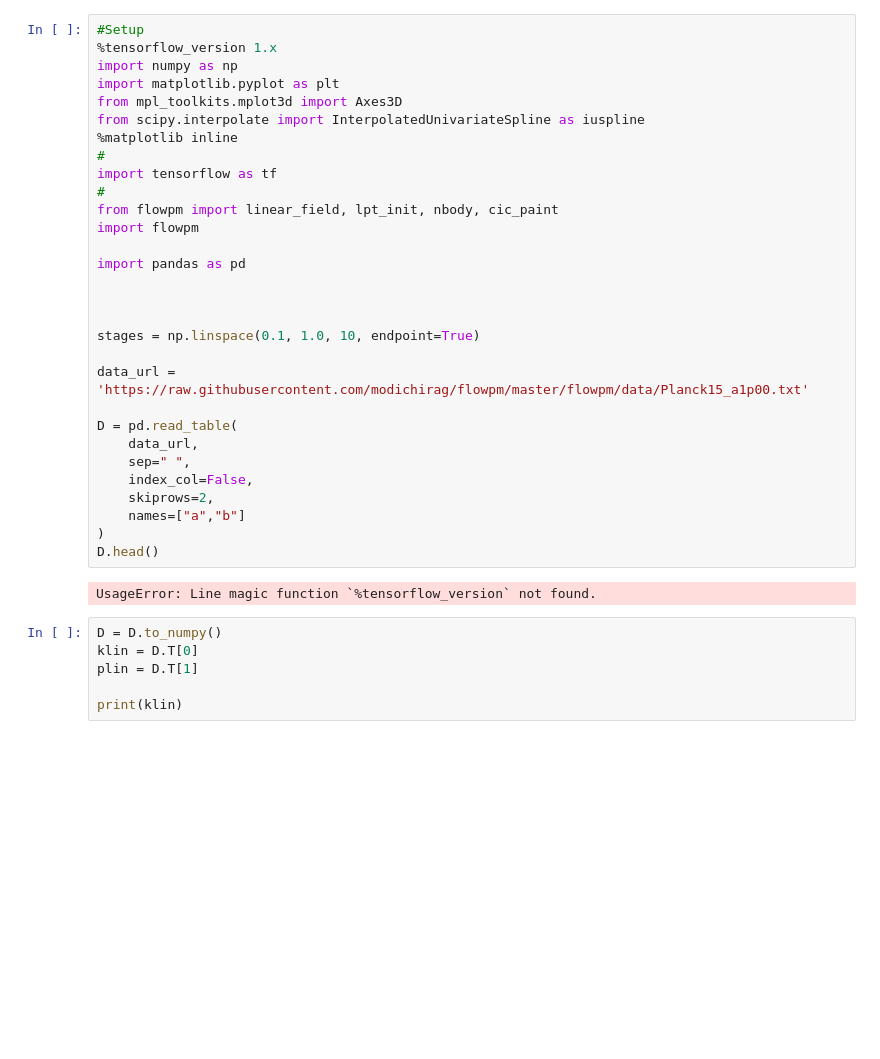
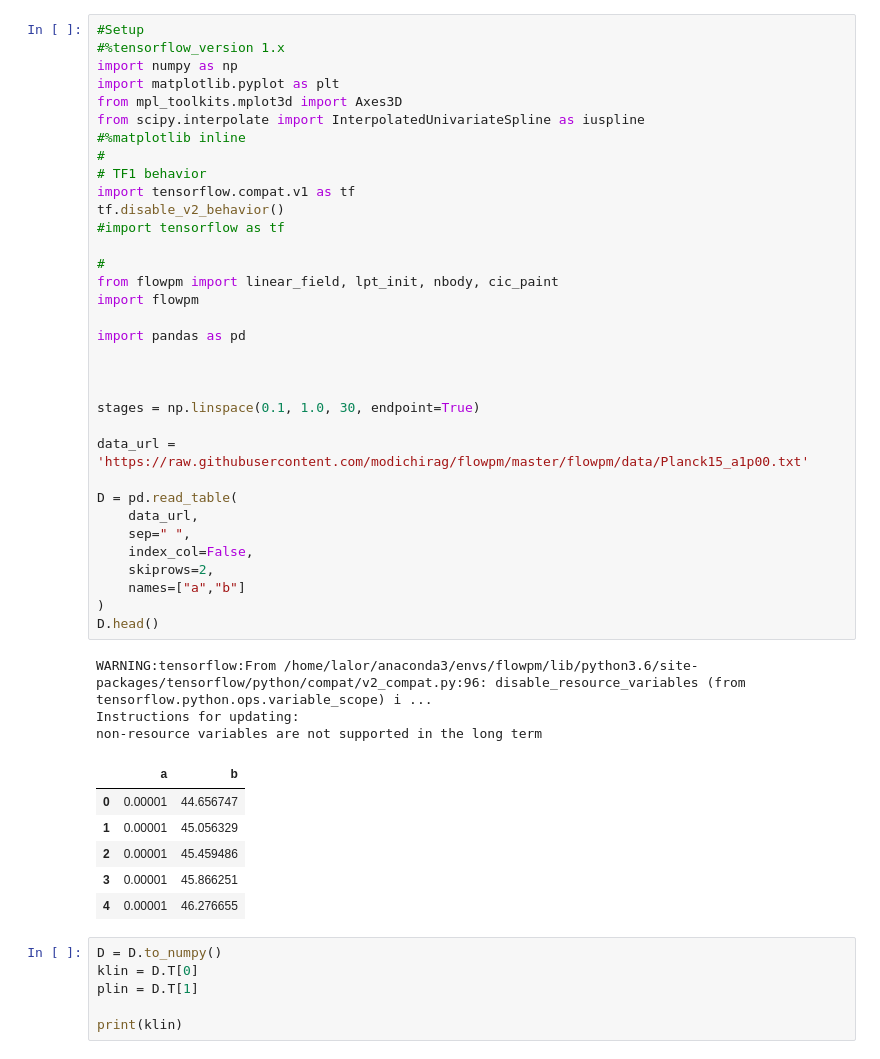
Before and after one commit to jplalor/flowpm, a Jupyter notebook: notebooks/lalor/FlowPM_Test.ipynb, the cells around one changed output. Saved outputs shown, nothing was run; the diff lists cells and outputs as text; blank space fills up the shorter version.

```diff
--- a/notebooks/lalor/FlowPM_Test.ipynb
+++ b/notebooks/lalor/FlowPM_Test.ipynb
@@ -21,35 +4,47 @@ Successfully built flowpm
 # %%
 #Setup
-%tensorflow_version 1.x
+#%tensorflow_version 1.x
 import numpy as np
 import matplotlib.pyplot as plt
 from mpl_toolkits.mplot3d import Axes3D
 from scipy.interpolate import InterpolatedUnivariateSpline as iuspline
-%matplotlib inline
+#%matplotlib inline
 #
-import tensorflow as tf
+# TF1 behavior
+import tensorflow.compat.v1 as tf
+tf.disable_v2_behavior()
+#import tensorflow as tf
+
 #
 from flowpm import linear_field, lpt_init, nbody, cic_paint
 import flowpm
 
 import pandas as pd
 
 
 
-stages = np.linspace(0.1, 1.0, 10, endpoint=True)
+stages = np.linspace(0.1, 1.0, 30, endpoint=True)
 
 data_url = 'https://raw.githubusercontent.com/modichirag/flowpm/master/flowpm/data/Planck15_a1p00.txt'
 
 D = pd.read_table(
     data_url,
     sep=" ",
     index_col=False,
     skiprows=2,
     names=["a","b"]
 )
 D.head()
 # %% [output]
-UsageError: Line magic function `%tensorflow_version` not found.
+WARNING:tensorflow:From /home/lalor/anaconda3/envs/flowpm/lib/python3.6/site-packages/tensorflow/python/compat/v2_compat.py:96: disable_resource_variables (from tensorflow.python.ops.variable_scope) i ...
+Instructions for updating:
+non-resource variables are not supported in the long term
+|  | a | b |
+| 0 | 0.00001 | 44.656747 |
+| 1 | 0.00001 | 45.056329 |
+| 2 | 0.00001 | 45.459486 |
+| 3 | 0.00001 | 45.866251 |
+| 4 | 0.00001 | 46.276655 |
 # %%
 D = D.to_numpy()
 klin = D.T[0]
```
Also changed, not shown: parts of 7 cells of this notebook, 2 other files.
